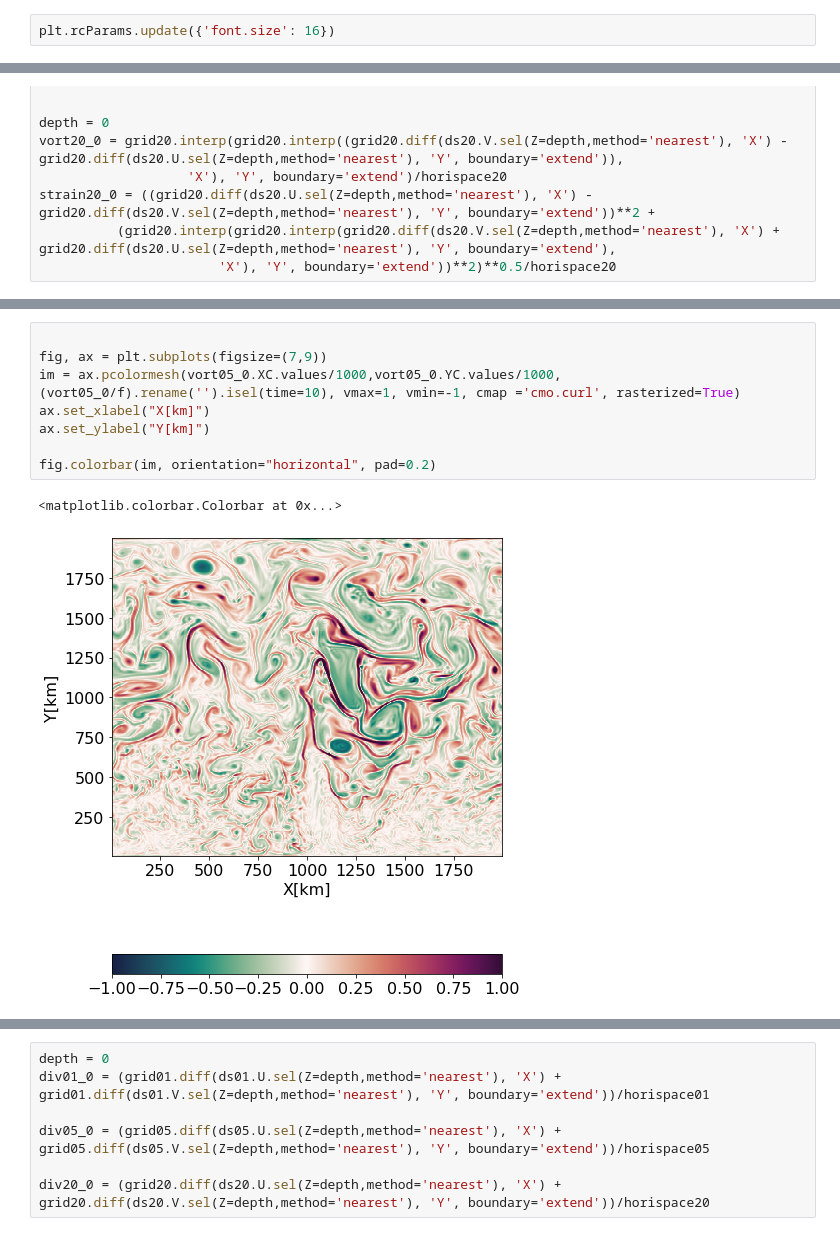
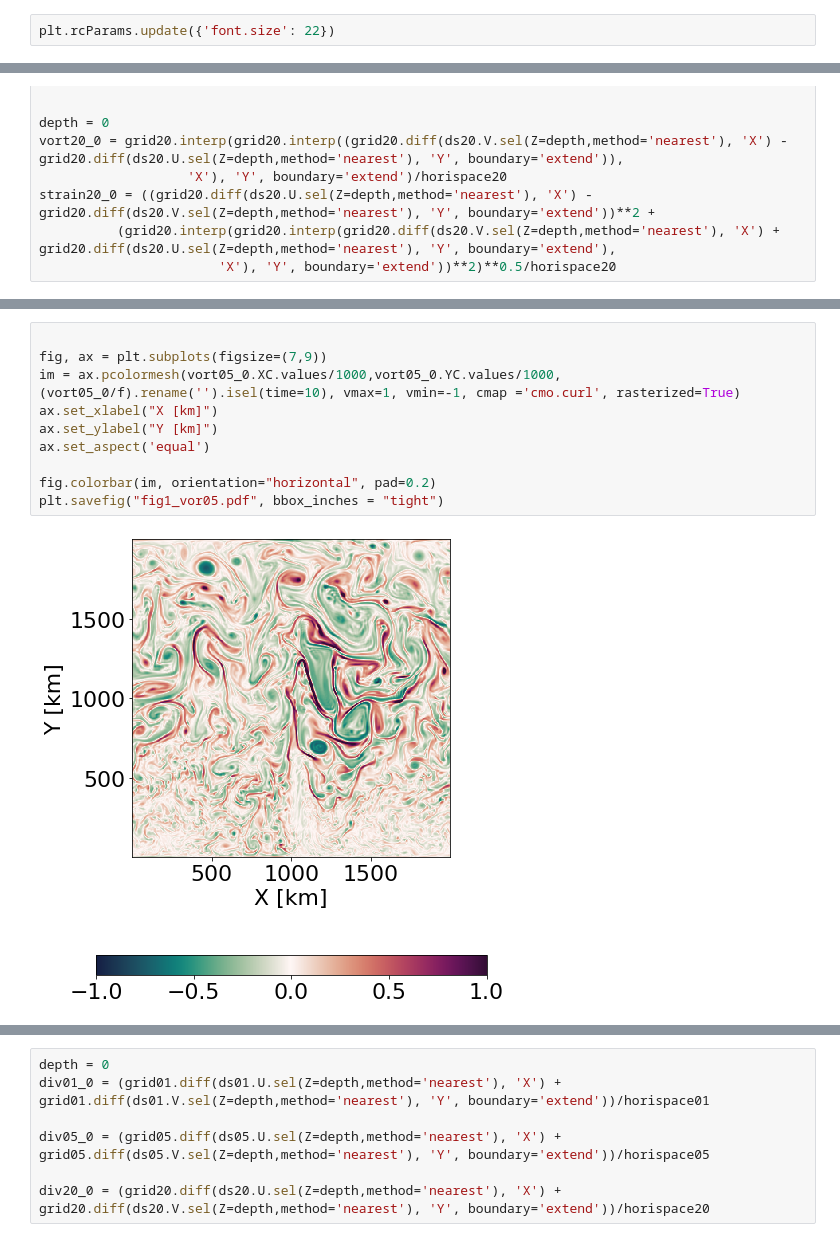
Before and after one commit to dhruvbalwada/vorticity-strain-conditioning, a Jupyter notebook: notebooks/fig2.ipynb, the cells around one changed output, grey strips where cells are left out. Saved outputs shown, nothing was run; the diff lists cells and outputs as text.

```diff
--- a/notebooks/fig2.ipynb
+++ b/notebooks/fig2.ipynb
@@ -11,7 +11,7 @@ import scipy.special as sp
 from intake import open_catalog
 import cmocean
 # %%
-plt.rcParams.update({'font.size': 16})
+plt.rcParams.update({'font.size': 22})
 # %%
 cat = open_catalog("https://raw.githubusercontent.com/pangeo-data/pangeo-datastore/master/intake-catalogs/ocean/channel.yaml")
 ds01  = cat["channel_ridge_resolutions_01km"].to_dask()
@@ -82,14 +84,15 @@ ax.set_ylim(0,2000)
 # %%
 
 fig, ax = plt.subplots(figsize=(7,9))
 im = ax.pcolormesh(vort05_0.XC.values/1000,vort05_0.YC.values/1000,(vort05_0/f).rename('').isel(time=10), vmax=1, vmin=-1, cmap ='cmo.curl', rasterized=True)
-ax.set_xlabel("X[km]")
-ax.set_ylabel("Y[km]")
+ax.set_xlabel("X [km]")
+ax.set_ylabel("Y [km]")
+ax.set_aspect('equal')
 
 fig.colorbar(im, orientation="horizontal", pad=0.2)
+plt.savefig("fig1_vor05.pdf", bbox_inches = "tight")
 # %% [output]
-<matplotlib.colorbar.Colorbar at 0x...>
-[figure, old version]
+[figure, new version]
 # %%
 fig, ax = plt.subplots(figsize=(7,9))
 im = ax.pcolormesh(vort20_0.XC.values/1000,vort20_0.YC.values/1000,(vort20_0/f).rename('').isel(time=10), vmax=1, vmin=-1, cmap ='cmo.curl', rasterized=True)
```
Also changed, not shown: parts of 12 cells of this notebook, 1 other file.
